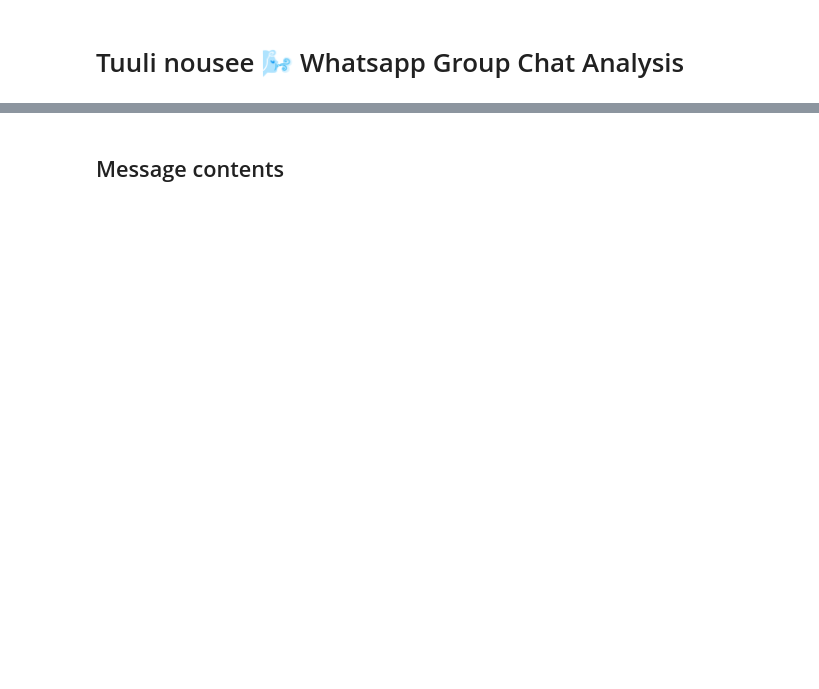
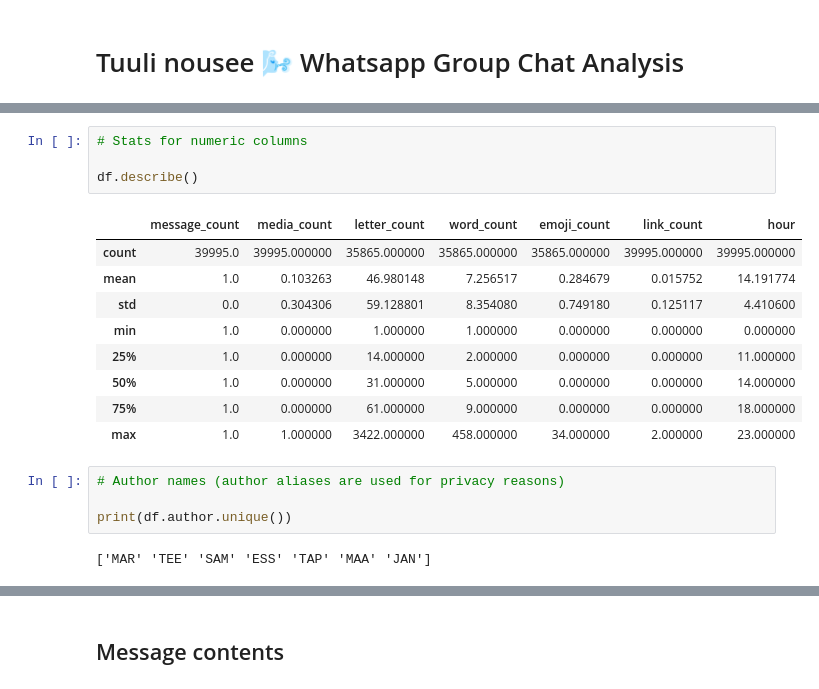
Before and after one commit to essiviippola/whatsapp-analysis, a Jupyter notebook: notebooks/whatsapp-analysis.ipynb, the cells around one changed output, grey strips where cells are left out. Saved outputs shown, nothing was run; the diff lists cells and outputs as text; blank space fills up the shorter version.

```diff
--- a/notebooks/whatsapp-analysis.ipynb
+++ b/notebooks/whatsapp-analysis.ipynb
@@ -214,0 +57,20 @@ counts.sort_values(by = 'count', ascending = False).head(20)
+# %%
+# Stats for numeric columns
+
+df.describe()
+# %% [output]
+|  | message_count | media_count | letter_count | word_count | emoji_count | link_count | hour |
+| count | 39995.0 | 39995.000000 | 35865.000000 | 35865.000000 | 35865.000000 | 39995.000000 | 39995.000000 |
+| mean | 1.0 | 0.103263 | 46.980148 | 7.256517 | 0.284679 | 0.015752 | 14.191774 |
+| std | 0.0 | 0.304306 | 59.128801 | 8.354080 | 0.749180 | 0.125117 | 4.410600 |
+| min | 1.0 | 0.000000 | 1.000000 | 1.000000 | 0.000000 | 0.000000 | 0.000000 |
+| 25% | 1.0 | 0.000000 | 14.000000 | 2.000000 | 0.000000 | 0.000000 | 11.000000 |
+| 50% | 1.0 | 0.000000 | 31.000000 | 5.000000 | 0.000000 | 0.000000 | 14.000000 |
+| 75% | 1.0 | 0.000000 | 61.000000 | 9.000000 | 0.000000 | 0.000000 | 18.000000 |
+| max | 1.0 | 1.000000 | 3422.000000 | 458.000000 | 34.000000 | 2.000000 | 23.000000 |
+# %%
+# Author names (author aliases are used for privacy reasons)
+
+print(df.author.unique())
+# %% [output]
+['MAR' 'TEE' 'SAM' 'ESS' 'TAP' 'MAA' 'JAN']
```
Also changed, not shown: parts of 55 cells of this notebook, 4 other files.
